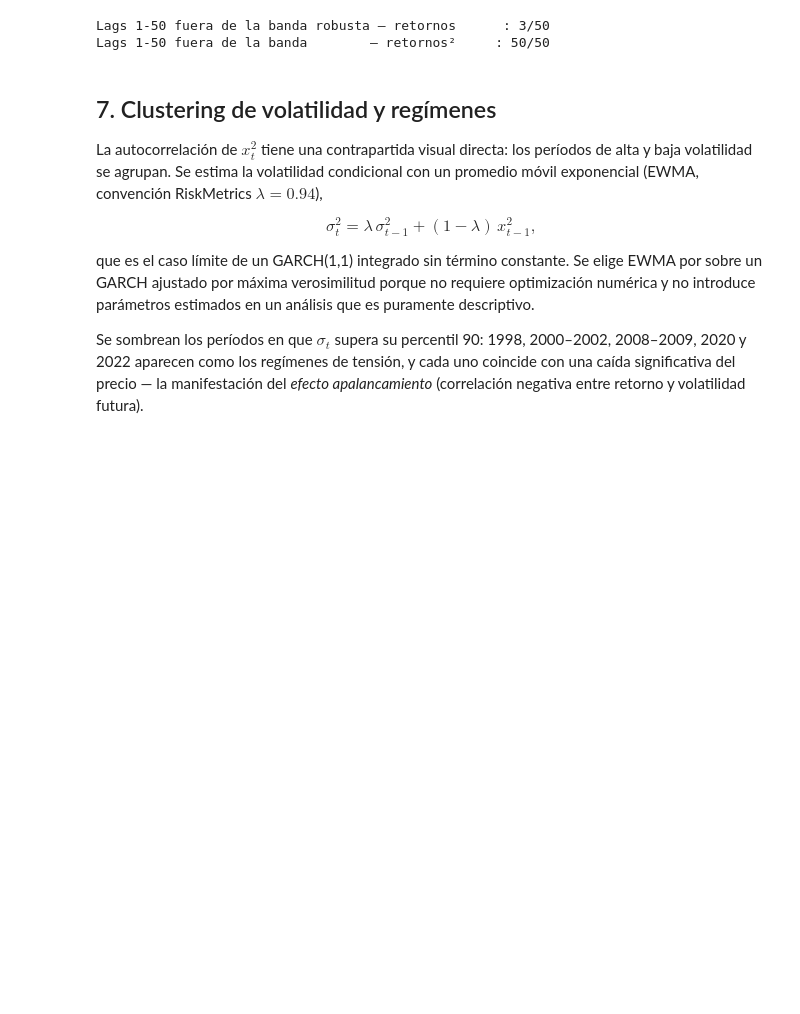
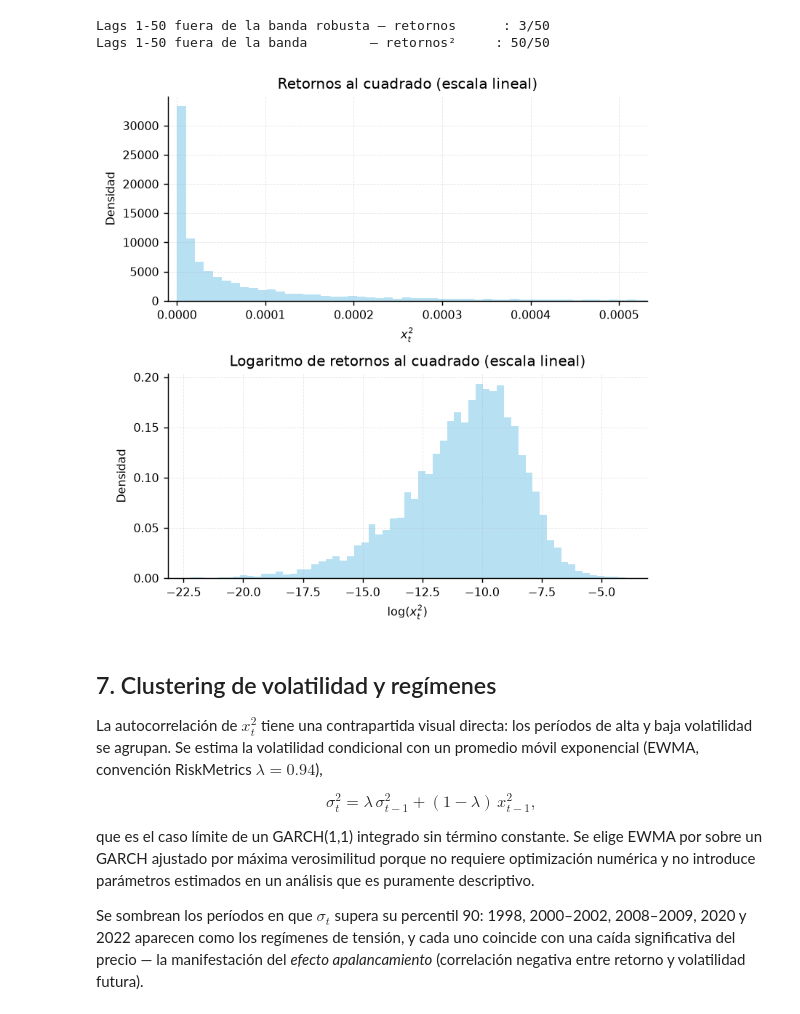
Before and after one commit to MigueJuri/market_dynamics_master_thesis, a Jupyter notebook: notebooks/SPY_caracterizacion.ipynb, the cells around one changed output. Drawn from its saved outputs; the diff is of its cells as text; code cells hidden in the pictures; blank space fills up the shorter version.

```diff
--- a/notebooks/SPY_caracterizacion.ipynb
+++ b/notebooks/SPY_caracterizacion.ipynb
@@ -509,6 +509,63 @@ print(f"Lags 1-{MAX_LAGS} fuera de la banda        — retornos²     : "
 [figure]
 Lags 1-50 fuera de la banda robusta — retornos      : 3/50
 Lags 1-50 fuera de la banda        — retornos²     : 50/50
+# %%
+# Histograma de retornos cuadrados, con subplots de histograma de retornos cuadrados logarítmicos
+
+r_2 = r ** 2
+r_2_log = np.log(r_2[r_2 > 0])  # logaritmo de retornos al cuadrado positivos
+
+fig, (ax_lin, ax_log) = plt.subplots(2, 1, figsize=(6, 6))
+ax_lin.hist(r_2, bins=freedman_diaconis_bins(r_2), density=True,
+            alpha=0.6, color="skyblue", label="Histograma")
+ax_lin.set_title("Retornos al cuadrado (escala lineal)")
+ax_lin.set_xlabel(r"$x_t^2$")
+ax_lin.set_ylabel("Densidad")
+ax_lin.set_xlim(left= -0.00001, right=np.percentile(r_2, 95))  # recorte de outliers
+# Histograma de retornos cuadrados y de su logaritmo
+
+r_2 = r ** 2
+r_2_log = np.log(r_2[r_2 > 0])
+
+fig, (ax_lin, ax_log) = plt.subplots(2, 1, figsize=(6, 6))
+
+ax_lin.hist(
+    r_2,
+    bins=freedman_diaconis_bins(r_2),
+    density=True,
+    alpha=0.6,
+    color="skyblue",
+    label="Histograma",
+)
+ax_lin.set_xlabel(r"$x_t^2$")
+ax_lin.set_ylabel("Densidad")
+ax_lin.set_xlim(left=-0.00001, right=np.percentile(r_2, 95))
+ax_lin.text(0.02, 0.95, "a", transform=ax_lin.transAxes,
+            va="top", ha="left", fontsize=12, fontweight="bold")
+
+ax_log.hist(
+    r_2_log,
+    bins=freedman_diaconis_bins(r_2_log),
+    density=True,
+    alpha=0.6,
+    color="skyblue",
+    label="Histograma",
+)
+ax_log.set_xlabel(r"$\log(x_t^2)$")
+ax_log.set_ylabel("Densidad")
+ax_log.text(0.02, 0.95, "b", transform=ax_log.transAxes,
+            va="top", ha="left", fontsize=12, fontweight="bold")
+
+plt.tight_layout()
+plt.show()
+
+ax_log.set_title("Logaritmo de retornos al cuadrado (escala lineal)")
+ax_log.set_xlabel(r"$\log(x_t^2)$")
+ax_log.set_ylabel("Densidad")
+plt.tight_layout()
+plt.show()
+# %% [output]
+[figure, added]
 # %% [markdown]
 ## 7. Clustering de volatilidad y regímenes
 
```
Also changed, not shown: parts of 4 cells of this notebook, 2 other files.
